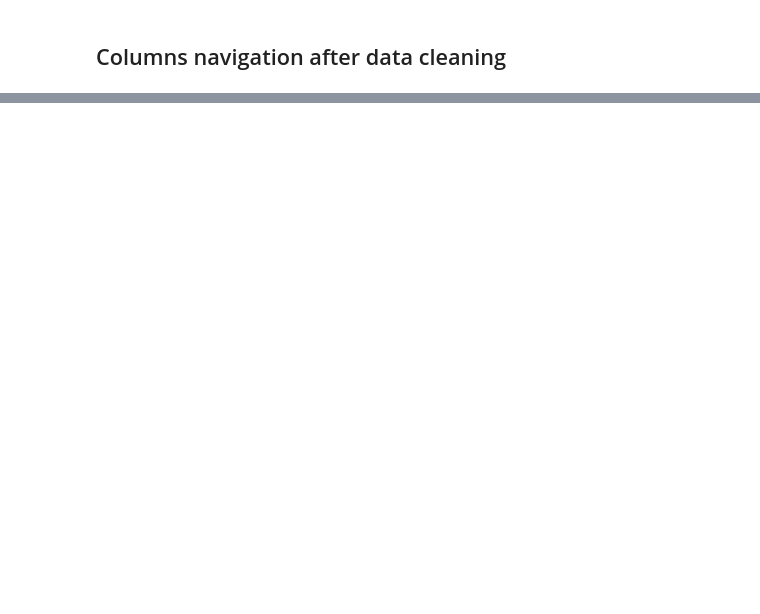
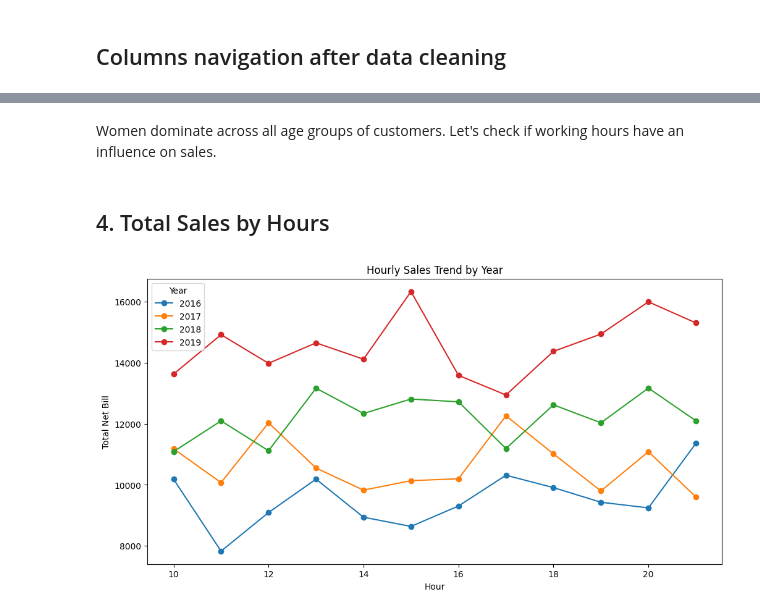
Before and after one commit to TetianaZalivan/Python-Tasks-for-Data-Analytics-, a Jupyter notebook: Final Project - Grocery store sales analysis.ipynb, the cells around one changed output, grey strips where cells are left out. Cells and saved outputs as stored; diff of their text form; code cells hidden in the pictures; blank space fills up the shorter version.

```diff
--- a/Final Project - Grocery store sales analysis.ipynb
+++ b/Final Project - Grocery store sales analysis.ipynb
@@ -248,5 +279,15 @@ Only Amount column passed the check, the rest of the columns have to be recalcul
 # %%
-cleaned_df = cleaned_df.drop(columns=['Calculated_Amount'])
+columns_to_drop = [
+    'Calculated_Amount',
+    'Amount',
+    'Net_Bill_Amount',
+    'Gross_Bill_Amount',
+    'Profit_Margin',
+    'Operating_Cost',
+    'Product_Cost',
+    'Time'
+]
+cleaned_df = cleaned_df.drop(columns=columns_to_drop, errors='ignore')
 # %% [markdown]
 ## Final Check before Analysis
 # %%
@@ -282,0 +356,17 @@ None
+# %%
+cleaned_df['Calculated_Age_Group'] = cleaned_df['Age'].apply(
+    lambda x: '65+' if x >= 66 else
+              '36-65' if x >= 36 else
+              '18-35' if x >= 18 else
+              '<18'
+)
+
+age_group_total_bill = cleaned_df.groupby('Calculated_Age_Group')[['Calculated_Net_Bill_Amount']].sum().round(2)
+total_net_bill_amount = age_group_total_bill['Calculated_Net_Bill_Amount'].sum()
+age_group_total_bill['Percentage_of_Total'] = (age_group_total_bill['Calculated_Net_Bill_Amount']
+                                               / total_net_bill_amount * 100).round(2)
+age_group_order = ['<18', '18-35', '36-65', '65+']
+age_group_total_bill.rename(columns={'Calculated_Net_Bill_Amount': 'Net_Bill_Amount'}, inplace=True)
+
+print(age_group_total_bill.reindex(age_group_order))
+print(f"Buyers Age Range: from {cleaned_df['Age'].min()} to {cleaned_df['Age'].max()} years")
@@ -282,0 +406,22 @@ None
+# %% [markdown]
+Women dominate across all age groups of customers. Let's check if working hours have an influence on sales.
+# %% [markdown]
+## 4. Total Sales by Hours
+# %%
+cleaned_df['Hour'] = pd.to_datetime(cleaned_df['Standardized_Time'], format='%H:%M').dt.hour
+time_summary = cleaned_df.groupby(['Hour', 'Year'])[['Calculated_Net_Bill_Amount']].sum().round(2).reset_index()
+
+pivot_table = time_summary.pivot(index='Hour', columns='Year', values='Calculated_Net_Bill_Amount')
+
+plt.figure(figsize=(12, 6))
+for year in pivot_table.columns:
+    plt.plot(pivot_table.index, pivot_table[year], marker='o', label=str(year))
+
+plt.title('Hourly Sales Trend by Year')
+plt.xlabel('Hour')
+plt.ylabel('Total Net Bill')
+plt.legend(title='Year')
+plt.grid(False)
+plt.show()
+# %% [output]
+[figure, added]
```
Also changed, not shown: parts of 45 cells of this notebook.
